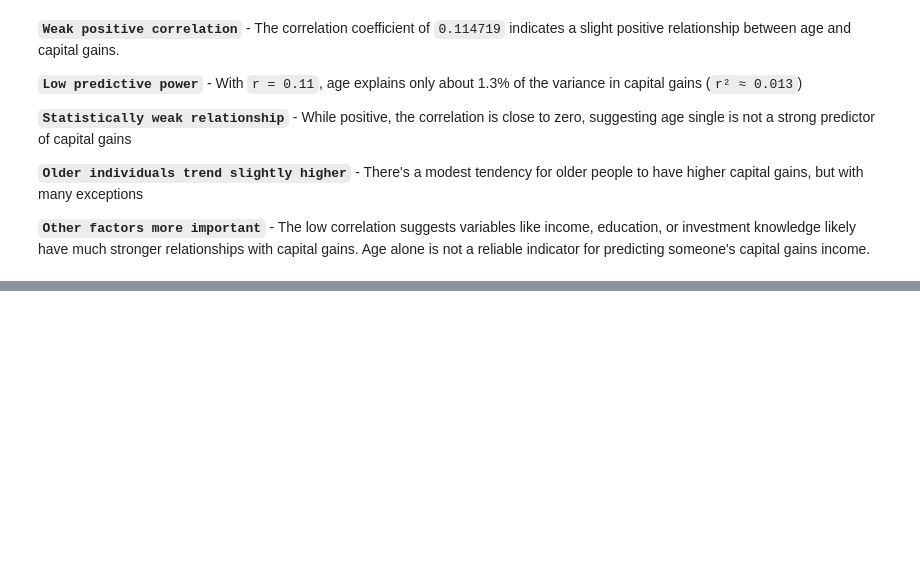
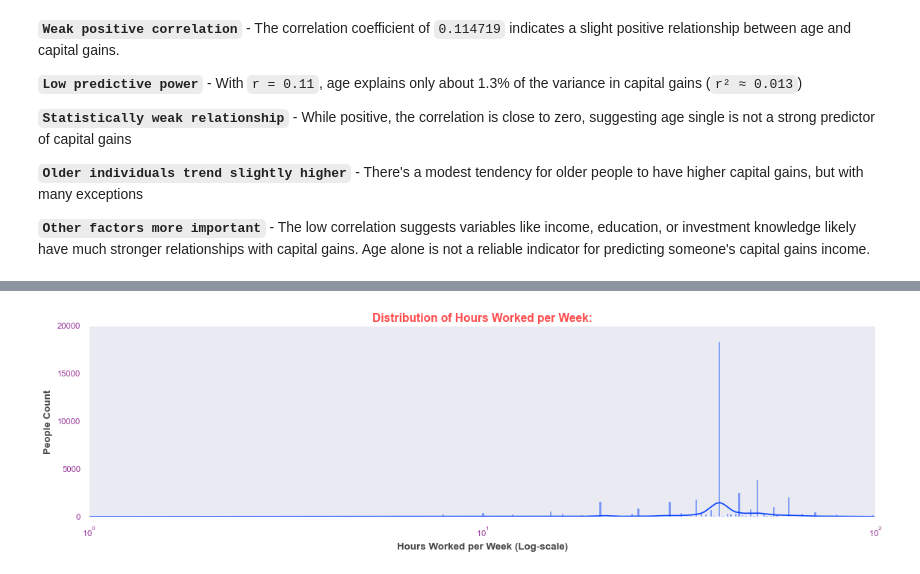
Before and after one commit to rajesh-coventry/Projects, a Jupyter notebook: 02_Data_Visuallization/04_Adults_Income_Analysis/Analysis-6_Income_Capital_and_Time.ipynb, the cells around one changed output, grey strips where cells are left out. Saved outputs shown, nothing was run; the diff lists cells and outputs as text; code cells hidden in the pictures; blank space fills up the shorter version.

```diff
--- a/02_Data_Visuallization/04_Adults_Income_Analysis/Analysis-6_Income_Capital_and_Time.ipynb
+++ b/02_Data_Visuallization/04_Adults_Income_Analysis/Analysis-6_Income_Capital_and_Time.ipynb
@@ -331,0 +351,3 @@ data[["age", "capital-gain"]].corr(method= "spearman") # Checking for monotonic
+# %%
+daa= data["hours-per-week"].reset_index()
+daa
@@ -331,0 +368,12 @@ data[["age", "capital-gain"]].corr(method= "spearman") # Checking for monotonic
+# %%
+plt.figure(figsize=(17, 4))
+sns.set_theme(context= "notebook", style= "dark", palette= "bright6", font_scale= 1.2)
+sns.histplot(data= daa, x= "hours-per-week", log_scale= True, palette= "bright6", kde= True)
+plt.title("Distribution of Hours Worked per Week:", fontsize= 14, fontweight= "bold", color= "Red", alpha= 0.7)
+plt.xlabel("Hours Worked per Week (Log-scale)", fontsize= 12, color= "black", alpha= 0.74, fontweight= "bold")
+plt.ylabel("People Count", fontsize= 12, color= "black", alpha= 0.74, fontweight= "bold")
+plt.xticks(fontsize= 10, color= "purple", alpha= 0.8)
+plt.yticks(fontsize= 10, color= "purple", alpha= 0.8)
+plt.show()
+# %% [output]
+[figure, added]
```
Also changed, not shown: parts of 20 cells of this notebook.
